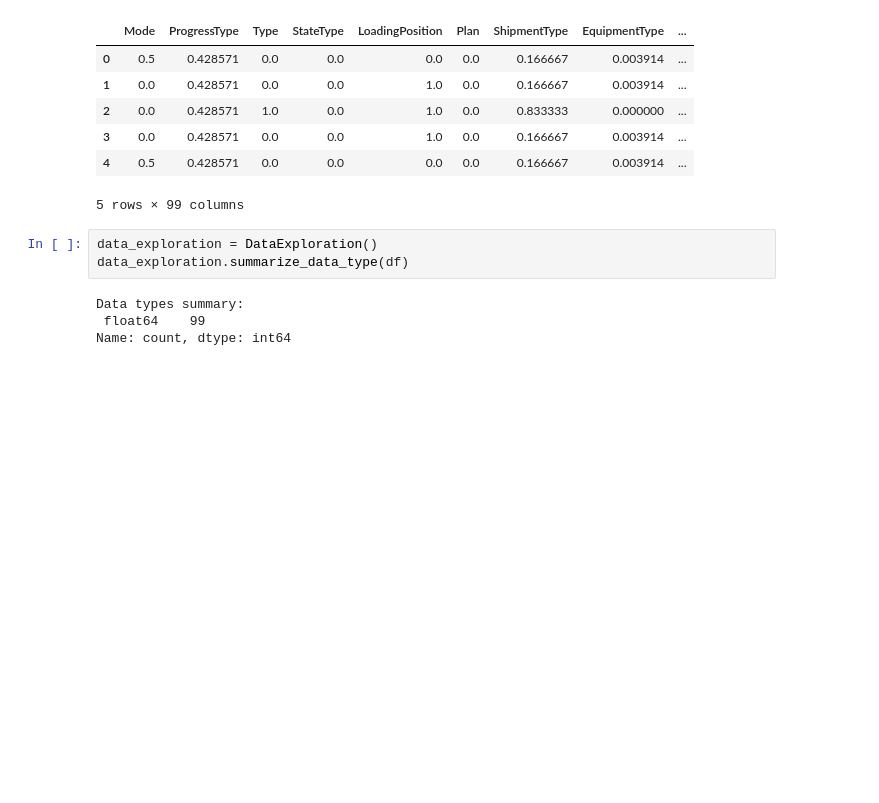
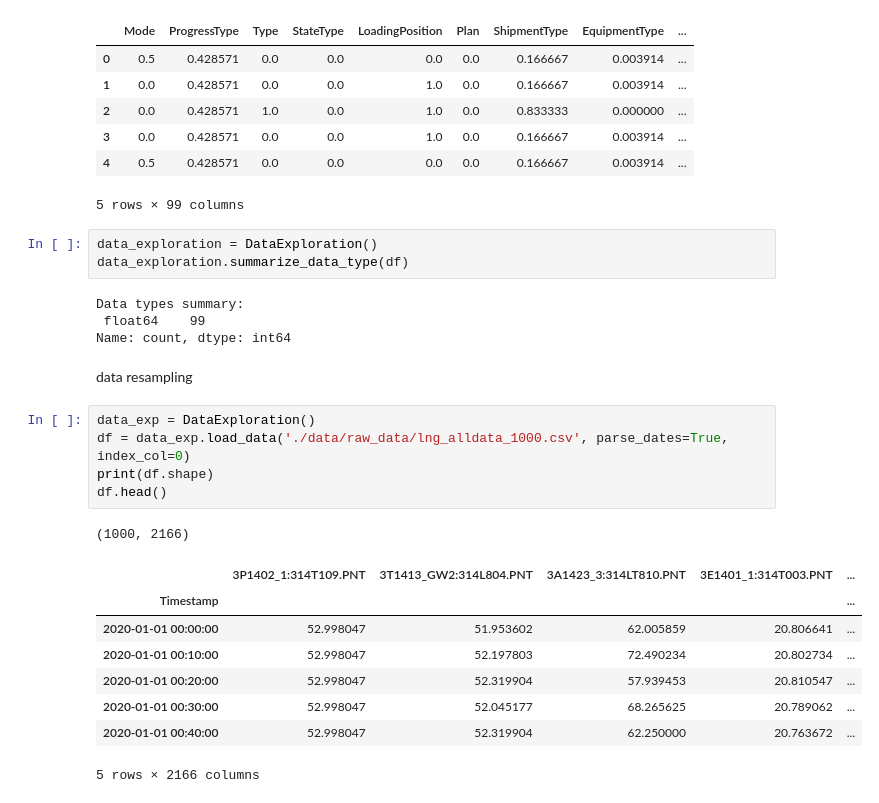
Before and after one commit to Rain-Elutions/Data-Processing-Automation, a Jupyter notebook: test.ipynb, the cells around one changed output. Cells and saved outputs as stored; diff of their text form; blank space fills up the shorter version.

Commit message:
finish data preprocessing class and the test

```diff
--- a/test.ipynb
+++ b/test.ipynb
@@ -309,3 +346,20 @@ data_exploration.summarize_data_type(df)
 Data types summary:
  float64    99
 Name: count, dtype: int64
+# %% [markdown]
+data resampling
+# %%
+data_exp = DataExploration()
+df = data_exp.load_data('./data/raw_data/lng_alldata_1000.csv', parse_dates=True, index_col=0)
+print(df.shape)
+df.head()
+# %% [output]
+(1000, 2166)
+|  | 3P1402_1:314T109.PNT | 3T1413_GW2:314L804.PNT | 3A1423_3:314LT810.PNT | 3E1401_1:314T003.PNT | ... |
+| Timestamp |  |  |  |  | ... |
+| 2020-01-01 00:00:00 | 52.998047 | 51.953602 | 62.005859 | 20.806641 | ... |
+| 2020-01-01 00:10:00 | 52.998047 | 52.197803 | 72.490234 | 20.802734 | ... |
+| 2020-01-01 00:20:00 | 52.998047 | 52.319904 | 57.939453 | 20.810547 | ... |
+| 2020-01-01 00:30:00 | 52.998047 | 52.045177 | 68.265625 | 20.789062 | ... |
+| 2020-01-01 00:40:00 | 52.998047 | 52.319904 | 62.250000 | 20.763672 | ... |
+5 rows × 2166 columns
```
Also changed, not shown: parts of 25 cells of this notebook, 5 other files.
